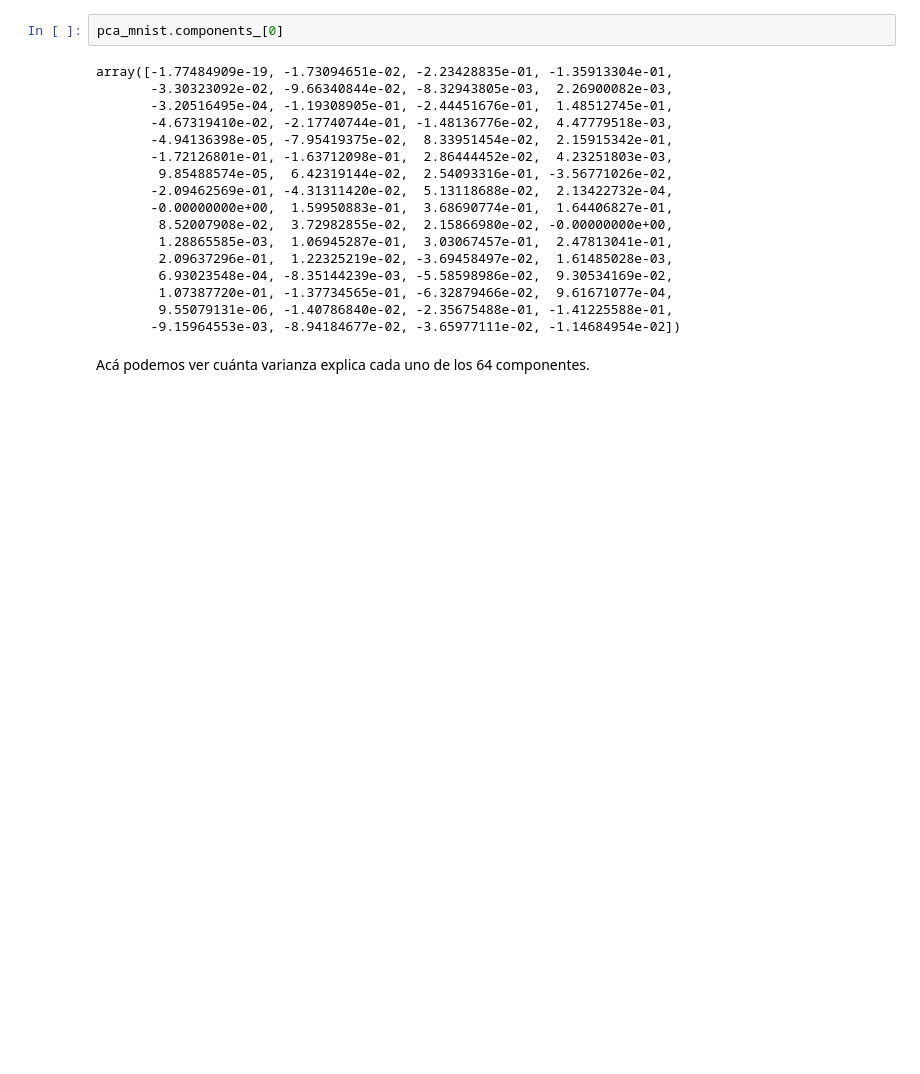
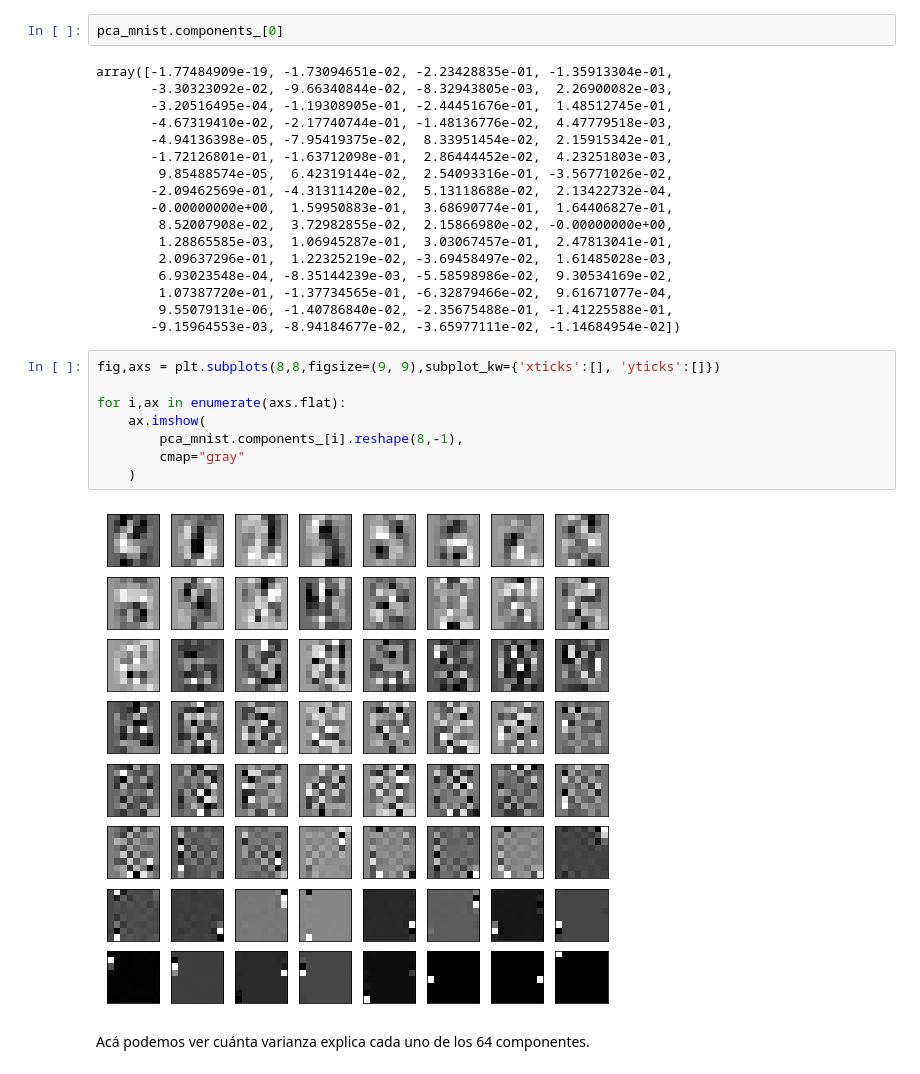
Before and after one commit to Barbie2401/mlb, a Jupyter notebook: 5-dimensionality-reduction.ipynb, the cells around one changed output. Saved outputs shown, nothing was run; the diff lists cells and outputs as text; blank space fills up the shorter version.

```diff
--- a/5-dimensionality-reduction.ipynb
+++ b/5-dimensionality-reduction.ipynb
@@ -177,6 +254,16 @@ array([-1.77484909e-19, -1.73094651e-02, -2.23428835e-01, -1.35913304e-01,
         1.07387720e-01, -1.37734565e-01, -6.32879466e-02,  9.61671077e-04,
         9.55079131e-06, -1.40786840e-02, -2.35675488e-01, -1.41225588e-01,
        -9.15964553e-03, -8.94184677e-02, -3.65977111e-02, -1.14684954e-02])
+# %%
+fig,axs = plt.subplots(8,8,figsize=(9, 9),subplot_kw={'xticks':[], 'yticks':[]})
+
+for i,ax in enumerate(axs.flat):
+    ax.imshow(
+        pca_mnist.components_[i].reshape(8,-1),
+        cmap="gray"
+    )
+# %% [output]
+[figure, added]
 # %% [markdown]
 Acá podemos ver cuánta varianza explica cada uno de los 64 componentes.
 # %%
```
Also changed, not shown: parts of 17 cells of this notebook.
